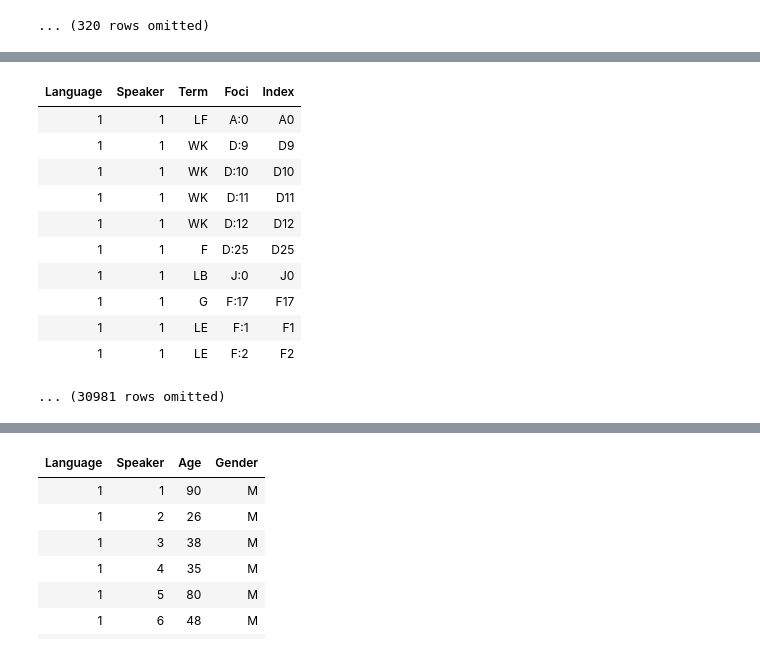
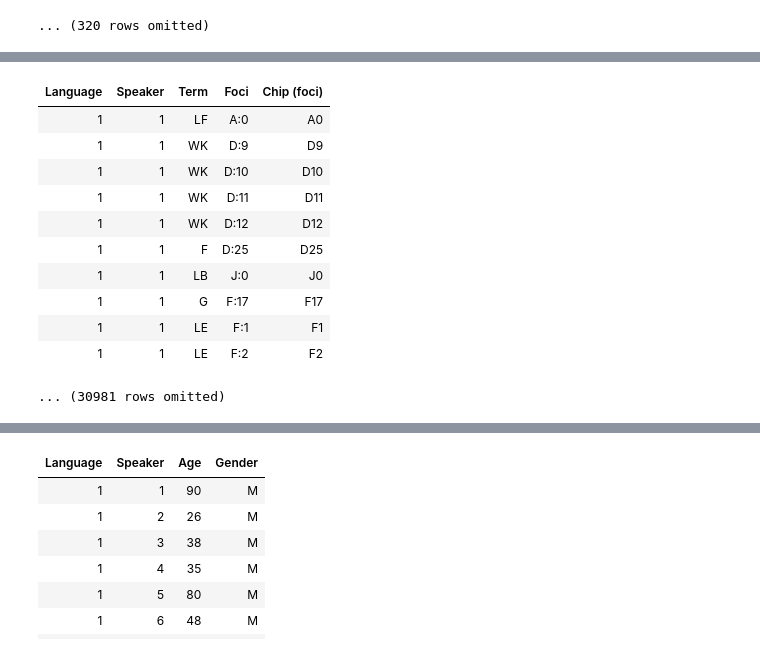
Before and after one commit to jasonsjiang/World-Color-Survey, a Jupyter notebook: finalprojecttest.ipynb, the cells around one changed output, grey strips where cells are left out. Cells and saved outputs as stored; diff of their text form; code cells hidden in the pictures.

```diff
--- a/finalprojecttest.ipynb
+++ b/finalprojecttest.ipynb
@@ -125,8 +108,8 @@ data
 # %%
-ft_w_ind = fociTable.with_column('Chip', [fociTable.column('Foci')[i].replace(':', "") for i in range(len(fociTable.column('Foci')))])
+ft_w_ind = fociTable.with_column('Chip (foci)', [fociTable.column('Foci')[i].replace(':', "") for i in range(len(fociTable.column('Foci')))])
 ft_w_ind
 # %% [output]
-| Language | Speaker | Term | Foci | Index |
+| Language | Speaker | Term | Foci | Chip (foci) |
 | 1 | 1 | LF | A:0 | A0 |
 | 1 | 1 | WK | D:9 | D9 |
 | 1 | 1 | WK | D:10 | D10 |
```
Also changed, not shown: parts of 35 cells of this notebook, 1 other file.
